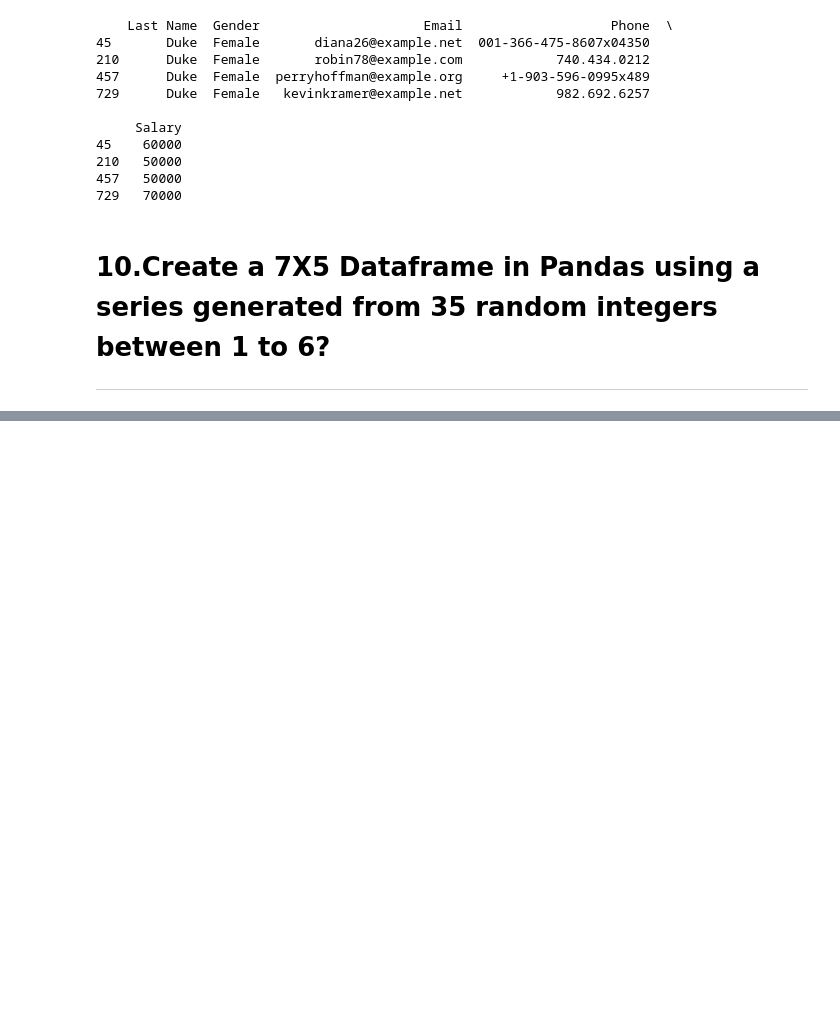
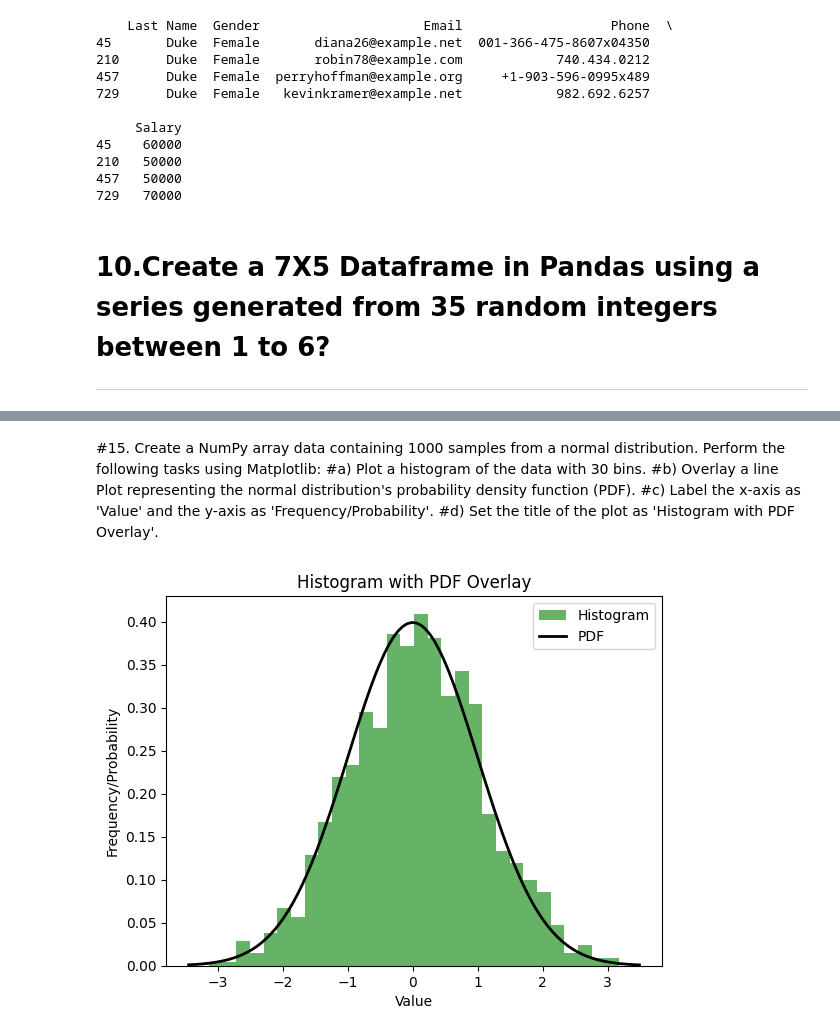
Before and after one commit to abhishekthakur666/PWDataToolkit, a Jupyter notebook: PWDataToolKitAssignment.ipynb, the cells around one changed output, grey strips where cells are left out. Saved outputs shown, nothing was run; the diff lists cells and outputs as text; code cells hidden in the pictures; blank space fills up the shorter version.

```diff
--- a/PWDataToolKitAssignment.ipynb
+++ b/PWDataToolKitAssignment.ipynb
@@ -330,0 +480,33 @@ print(df)
+# %% [markdown]
+#15. Create a NumPy array data containing 1000 samples from a normal distribution. Perform the following tasks using Matplotlib:
+#a) Plot a histogram of the data with 30 bins.
+#b) Overlay a line Plot representing the normal distribution's probability density function (PDF).
+#c) Label the x-axis as 'Value' and the y-axis as 'Frequency/Probability'.
+#d) Set the title of the plot as 'Histogram with PDF Overlay'.
+# %%
+# Create a NumPy array with 1000 samples from a normal distribution
+data = np.random.normal(0, 1, 1000)
+
+# a) Plot a histogram
+plt.hist(data, bins=30, density=True, alpha=0.6, color='g', label='Histogram')
+
+# b) Overlay the PDF
+xmin, xmax = plt.xlim()
+x = np.linspace(xmin, xmax, 100)
+p = 1/(1 * np.sqrt(2 * np.pi)) * np.exp( - (x - 0)**2 / (2 * 1**2))
+plt.plot(x, p, 'k', linewidth=2, label='PDF')
+
+# c) Label the axes
+plt.xlabel('Value')
+plt.ylabel('Frequency/Probability')
+
+# d) Set the title
+plt.title('Histogram with PDF Overlay')
+
+# Add a legend
+plt.legend()
+
+# Show the plot
+plt.show()
+# %% [output]
+[figure, added]
```
Also changed, not shown: parts of 12 cells of this notebook.
